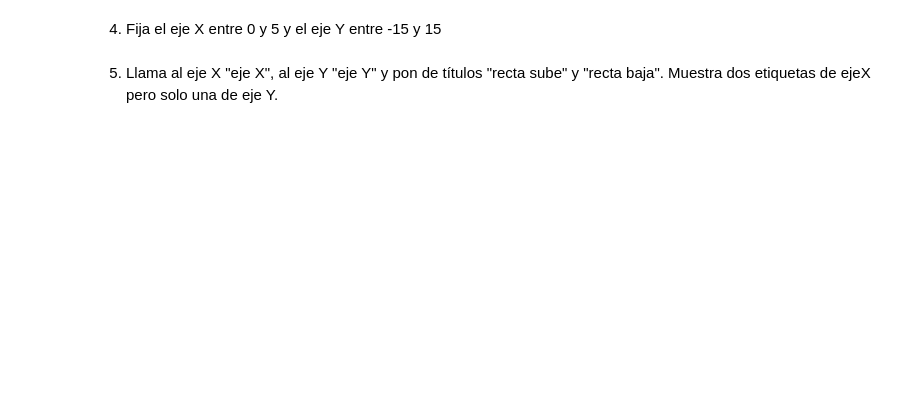
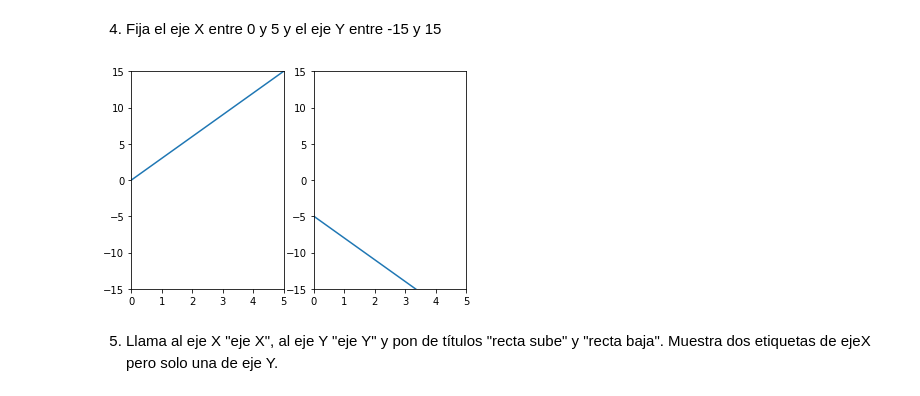
Before and after one commit to GonzaloPerez1/DS_Gonzalo, a Jupyter notebook: 2-Data Analysis/4-Visualizacion/1-Matplotlib/ejercicios/ejercicios_Matplotlib.ipynb, the cells around one changed output. Drawn from its saved outputs; the diff is of its cells as text; code cells hidden in the pictures; blank space fills up the shorter version.

```diff
--- a/2-Data Analysis/4-Visualizacion/1-Matplotlib/ejercicios/ejercicios_Matplotlib.ipynb
+++ b/2-Data Analysis/4-Visualizacion/1-Matplotlib/ejercicios/ejercicios_Matplotlib.ipynb
@@ -23,4 +31,16 @@ plt.plot(x, 3*x + 3);
 # %% [markdown]
 4. Fija el eje X entre 0 y 5 y el eje Y entre -15 y 15
+# %%
+plt.subplot(1,2,1)
+plt.plot(x, y1)
+plt.xlim(0,5)
+plt.ylim(-15,15);
+
+plt.subplot(1,2,2)
+plt.plot(x, y2)
+plt.xlim(0,5)
+plt.ylim(-15,15);
+# %% [output]
+[figure, added]
 # %% [markdown]
 5. Llama al eje X "eje X", al eje Y "eje Y" y pon de títulos "recta sube" y "recta baja". Muestra dos etiquetas de ejeX pero solo una de eje Y.
```
Also changed, not shown: parts of 7 cells of this notebook, 6 other files.
